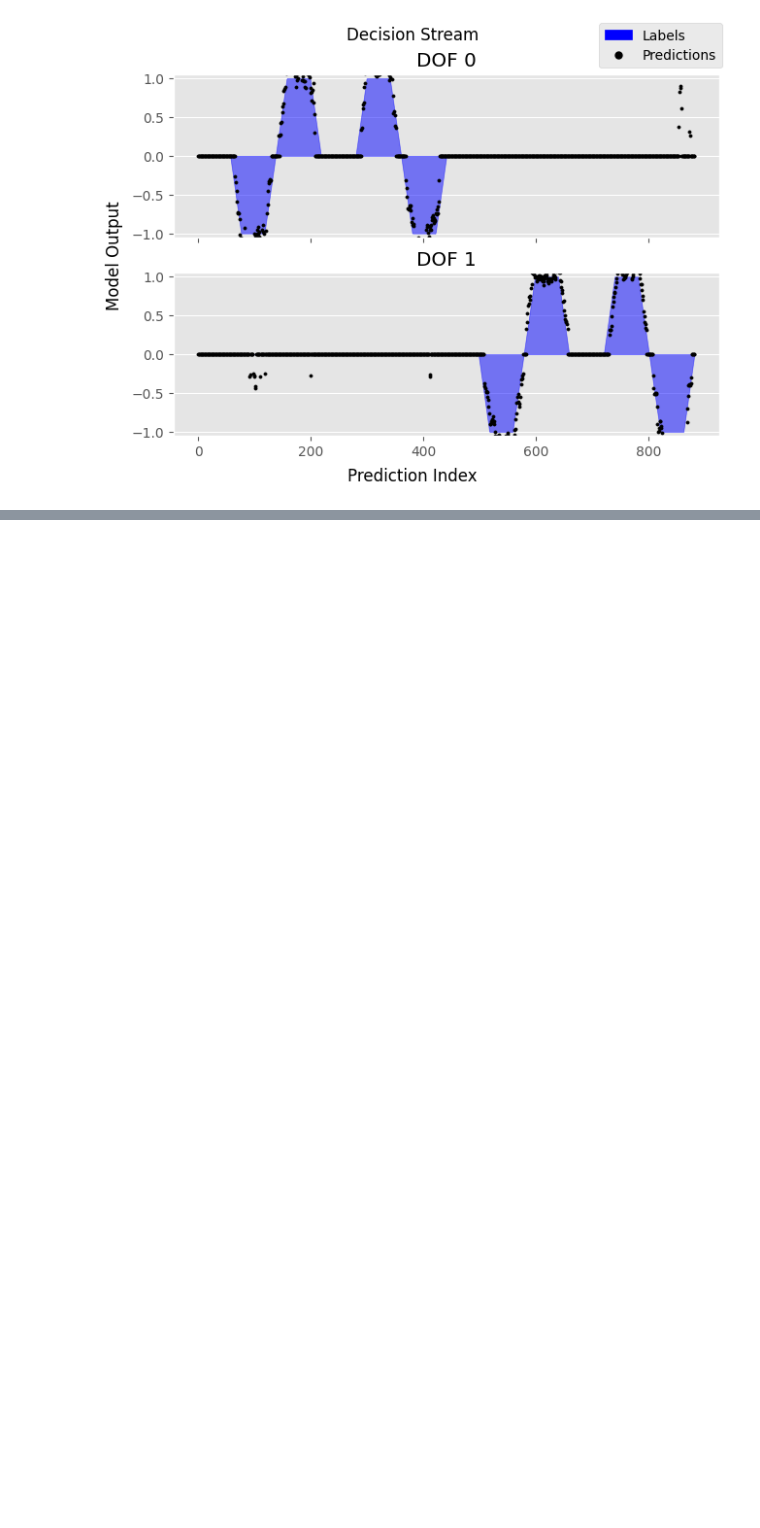
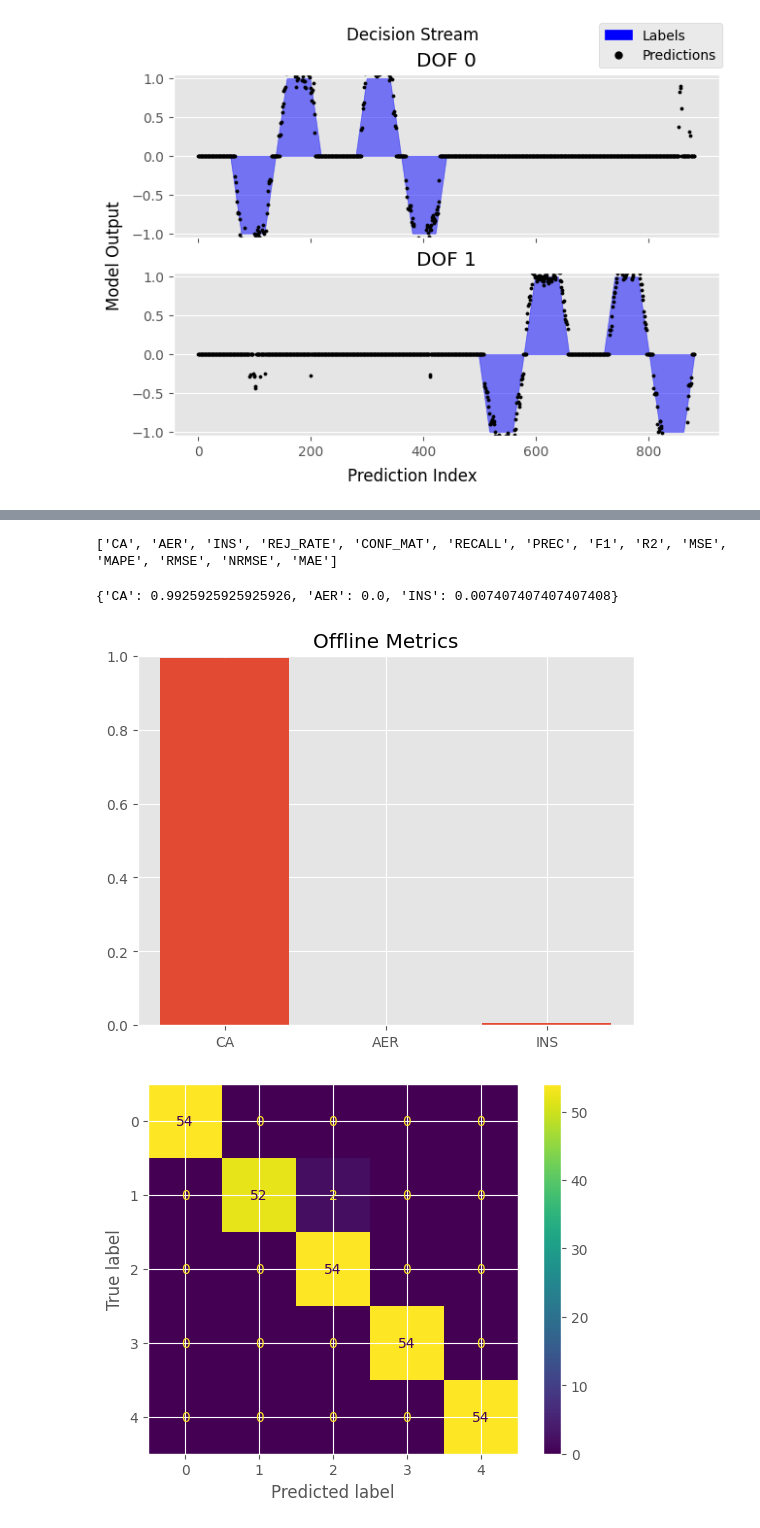
Before and after one commit to LibEMG/LibEMG_MEC24_Workshop, a Jupyter notebook: walkthrough.ipynb, the cells around one changed output, grey strips where cells are left out. Drawn from its saved outputs; the diff is of its cells as text; code cells hidden in the pictures; blank space fills up the shorter version.

Commit message:
Offline metrics and summary
Added cells for offline metrics (classification and regression). Also added a short summary plugging the GitHub, docs, and discord.

```diff
--- a/walkthrough.ipynb
+++ b/walkthrough.ipynb
@@ -300,3 +302,20 @@ deadband_reg.visualize(test_emager_labels, predictions)
 from libemg.offline_metrics import OfflineMetrics
 
 om = OfflineMetrics()
+print(om.get_available_metrics())
+# %% [output]
+['CA', 'AER', 'INS', 'REJ_RATE', 'CONF_MAT', 'RECALL', 'PREC', 'F1', 'R2', 'MSE', 'MAPE', 'RMSE', 'NRMSE', 'MAE']
+# %%
+# Classification example
+clf_predictions, _ = clf.run(test_myo_features)
+classification_metrics = om.extract_common_metrics(test_myo_labels, clf_predictions, null_label=2)    # extracts some common classification metrics
+print(classification_metrics)
+om.visualize(classification_metrics)
+
+# Visualize confusion matrix
+mat = om.get_CONF_MAT(test_myo_labels, clf_predictions)
+om.visualize_conf_matrix(mat)
+# %% [output]
+{'CA': 0.9925925925925926, 'AER': 0.0, 'INS': 0.007407407407407408}
+[figure, added]
+[figure, added]
```
Also changed, not shown: parts of 4 cells of this notebook.
